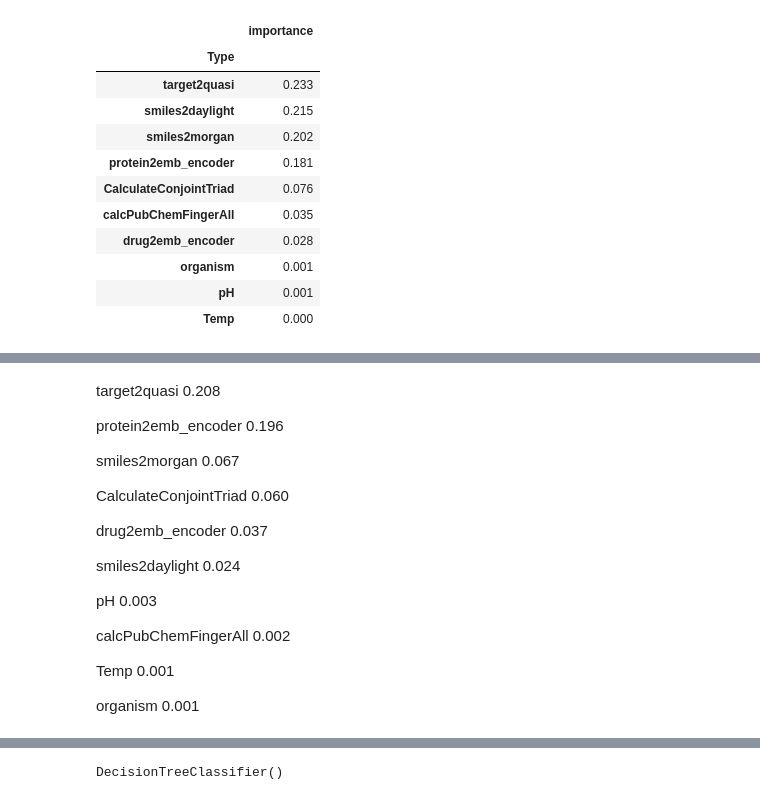
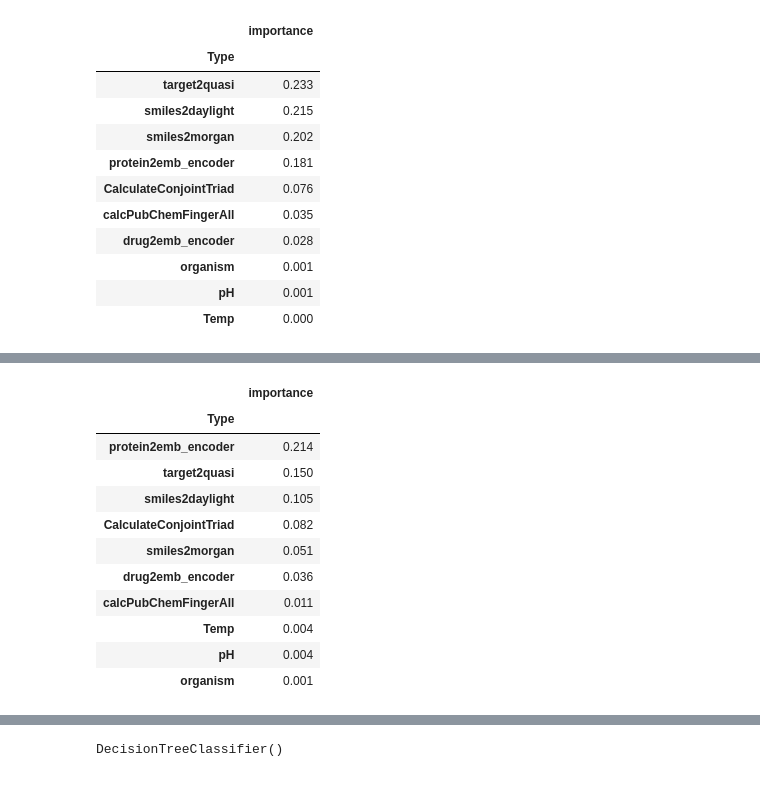
Before and after one commit to jchartove/DeepPurpose-omic, a Jupyter notebook: new_model_10_5_2.ipynb, the cells around one changed output, grey strips where cells are left out. Drawn from its saved outputs; the diff is of its cells as text; code cells hidden in the pictures.

Commit message:
model comparison

```diff
--- a/new_model_10_5_2.ipynb
+++ b/new_model_10_5_2.ipynb
@@ -389,26 +393,19 @@ Random Forest test r =  (0.628650875094193, 1.9126617454501124e-220)
 # %%
-importances = pd.DataFrame({'importance':np.round(rf_model.feature_importances_,3)})
+importances = pd.DataFrame({'importance':np.round(rf_model2.feature_importances_,3)})
 out = importances.sort_values('importance',ascending=False)
 importances["Type"] = typelist
 type_importance = importances.groupby(by=['Type']).sum()
 type_importance.sort_values('importance',ascending=False)
+# %% [output]
+|  | importance |
+| Type |  |
+| protein2emb_encoder | 0.214 |
+| target2quasi | 0.150 |
+| smiles2daylight | 0.105 |
+| CalculateConjointTriad | 0.082 |
+| smiles2morgan | 0.051 |
+| drug2emb_encoder | 0.036 |
+| calcPubChemFingerAll | 0.011 |
+| Temp | 0.004 |
+| pH | 0.004 |
+| organism | 0.001 |
-# %% [markdown]
-target2quasi	0.208
-
-protein2emb_encoder	0.196
-
-smiles2morgan	0.067
-
-CalculateConjointTriad	0.060
-
-drug2emb_encoder	0.037
-
-smiles2daylight	0.024
-
-pH	0.003
-
-calcPubChemFingerAll	0.002
-
-Temp	0.001
-
-organism	0.001
```
Also changed, not shown: parts of 25 cells of this notebook, 3 other files.
